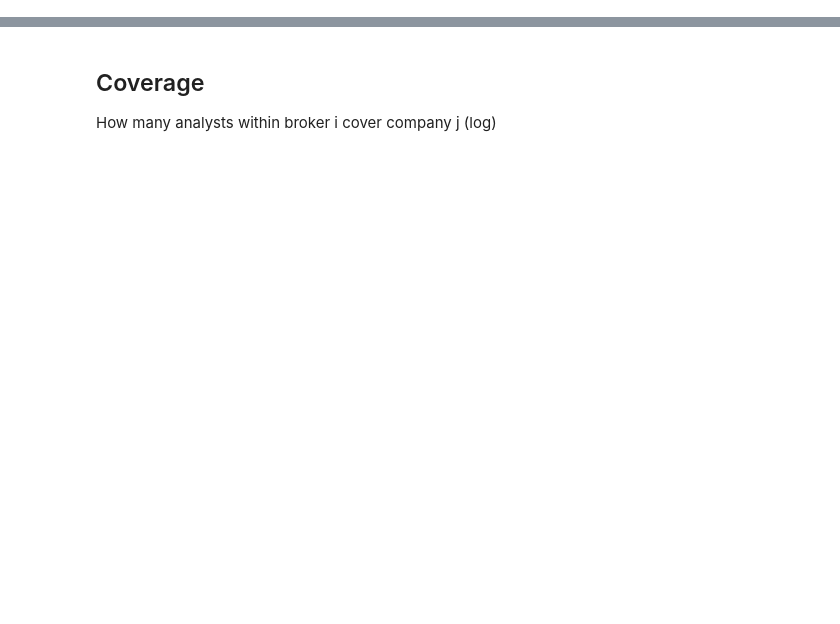
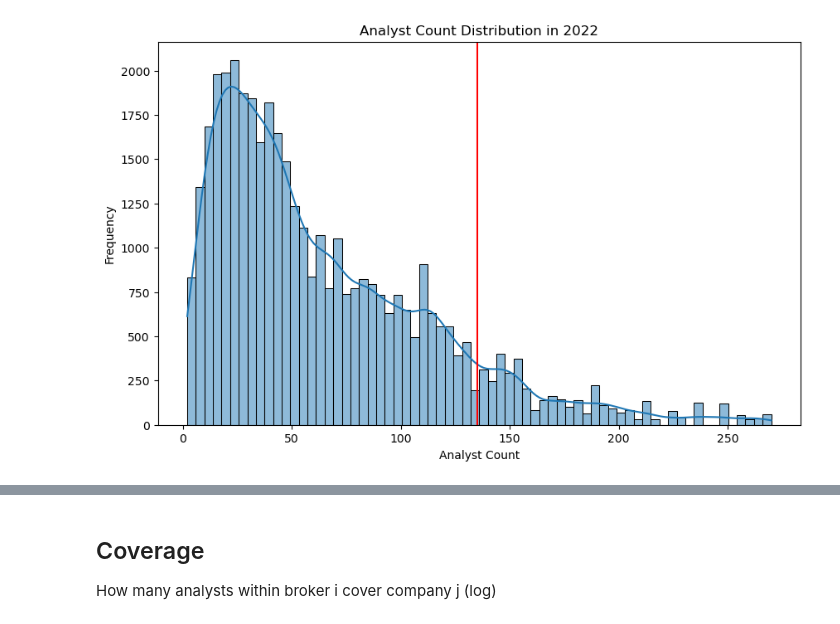
Before and after one commit to moshchev/gsfm_SS24, a Jupyter notebook: notebooks/feature_generation_marius.ipynb, the cells around one changed output, grey strips where cells are left out. Cells and saved outputs as stored; diff of their text form; code cells hidden in the pictures; blank space fills up the shorter version.

```diff
--- a/notebooks/feature_generation_marius.ipynb
+++ b/notebooks/feature_generation_marius.ipynb
@@ -20,0 +22,11 @@ df.head()
+# %%
+# plot distribution of analyst_count in year 2022 and draw 90% quantile line
+plt.figure(figsize=(10, 6))
+sns.histplot(df[df['fpedats_year'] == 2022]['analyst_count'], kde=True)
+plt.axvline(df[df['fpedats_year'] == 2022]['analyst_count'].quantile(0.9), color='r')
+plt.title('Analyst Count Distribution in 2022')
+plt.xlabel('Analyst Count')
+plt.ylabel('Frequency')
+plt.show()
+# %% [output]
+[figure, added]
```
Also changed, not shown: parts of 20 cells of this notebook, 2 other files.
